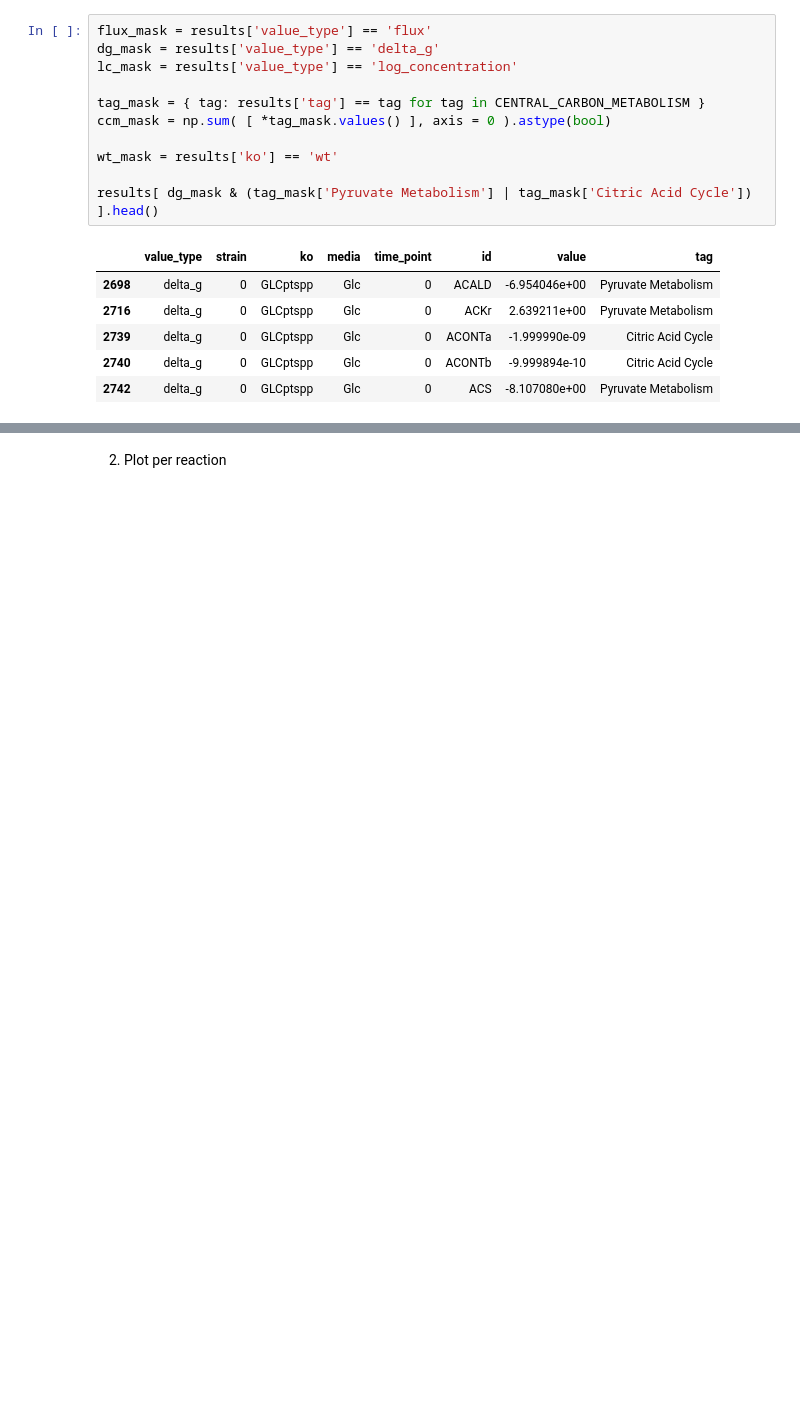
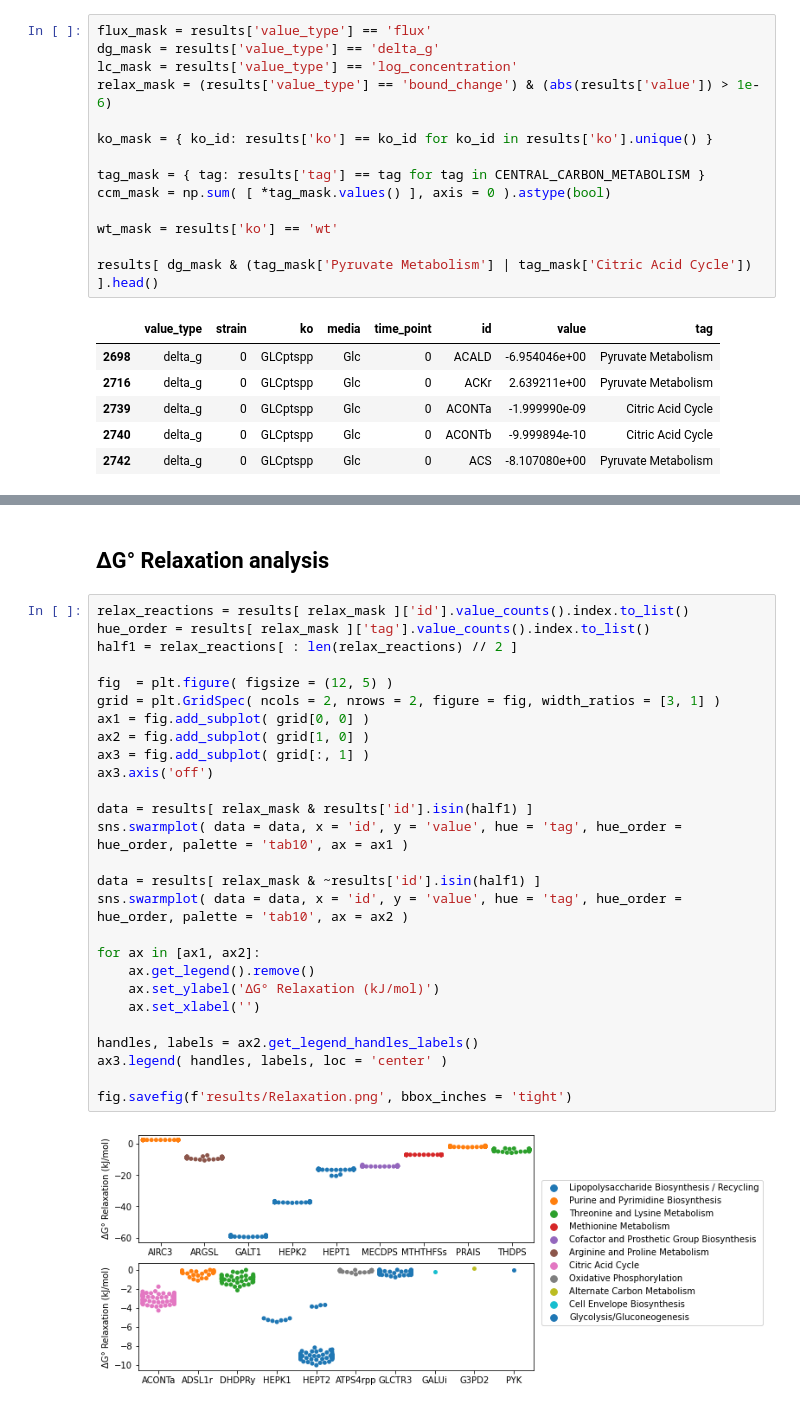
Before and after one commit to ri-heme/tmfale, a Jupyter notebook: 3. Plotting.ipynb, the cells around one changed output, grey strips where cells are left out. Saved outputs shown, nothing was run; the diff lists cells and outputs as text; blank space fills up the shorter version.

```diff
--- a/3. Plotting.ipynb
+++ b/3. Plotting.ipynb
@@ -29,6 +29,9 @@ results.head()
 flux_mask = results['value_type'] == 'flux'
 dg_mask = results['value_type'] == 'delta_g'
 lc_mask = results['value_type'] == 'log_concentration'
+relax_mask = (results['value_type'] == 'bound_change') & (abs(results['value']) > 1e-6)
+
+ko_mask = { ko_id: results['ko'] == ko_id for ko_id in results['ko'].unique() }
 
 tag_mask = { tag: results['tag'] == tag for tag in CENTRAL_CARBON_METABOLISM }
 ccm_mask = np.sum( [ *tag_mask.values() ], axis = 0 ).astype(bool)
@@ -73,2 +105,31 @@ plt.show()
-# %% [markdown]
-2. Plot per reaction
+# %% [markdown]
+## ΔG° Relaxation analysis
+# %%
+relax_reactions = results[ relax_mask ]['id'].value_counts().index.to_list()
+hue_order = results[ relax_mask ]['tag'].value_counts().index.to_list()
+half1 = relax_reactions[ : len(relax_reactions) // 2 ]
+
+fig  = plt.figure( figsize = (12, 5) )
+grid = plt.GridSpec( ncols = 2, nrows = 2, figure = fig, width_ratios = [3, 1] )
+ax1 = fig.add_subplot( grid[0, 0] )
+ax2 = fig.add_subplot( grid[1, 0] )
+ax3 = fig.add_subplot( grid[:, 1] )
+ax3.axis('off')
+
+data = results[ relax_mask & results['id'].isin(half1) ]
+sns.swarmplot( data = data, x = 'id', y = 'value', hue = 'tag', hue_order = hue_order, palette = 'tab10', ax = ax1 )
+
+data = results[ relax_mask & ~results['id'].isin(half1) ]
+sns.swarmplot( data = data, x = 'id', y = 'value', hue = 'tag', hue_order = hue_order, palette = 'tab10', ax = ax2 )
+
+for ax in [ax1, ax2]:
+    ax.get_legend().remove()
+    ax.set_ylabel('ΔG° Relaxation (kJ/mol)')
+    ax.set_xlabel('')
+
+handles, labels = ax2.get_legend_handles_labels()
+ax3.legend( handles, labels, loc = 'center' )
+
+fig.savefig(f'results/Relaxation.png', bbox_inches = 'tight')
+# %% [output]
+[figure, added]
```
Also changed, not shown: parts of 24 cells of this notebook, 30 other files.
